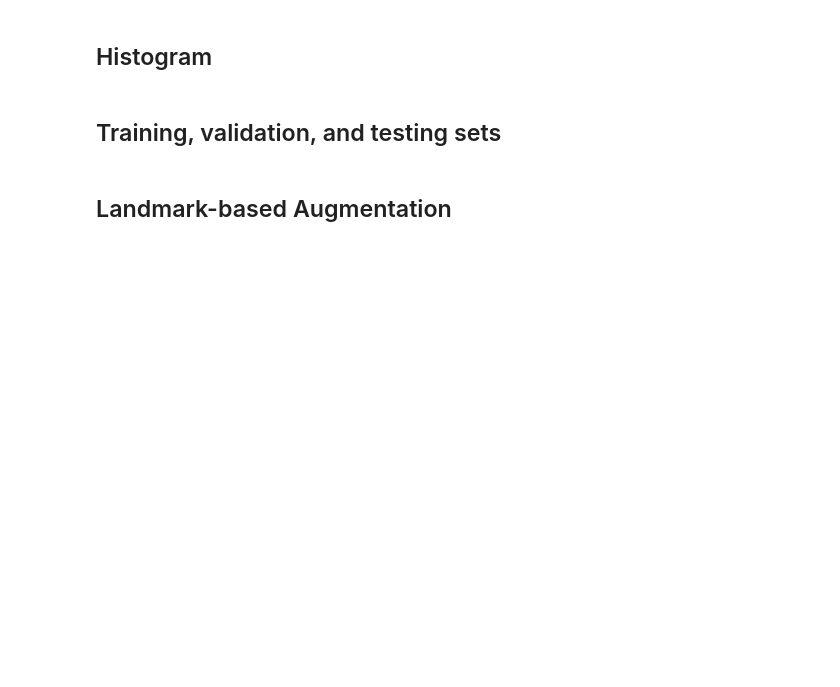
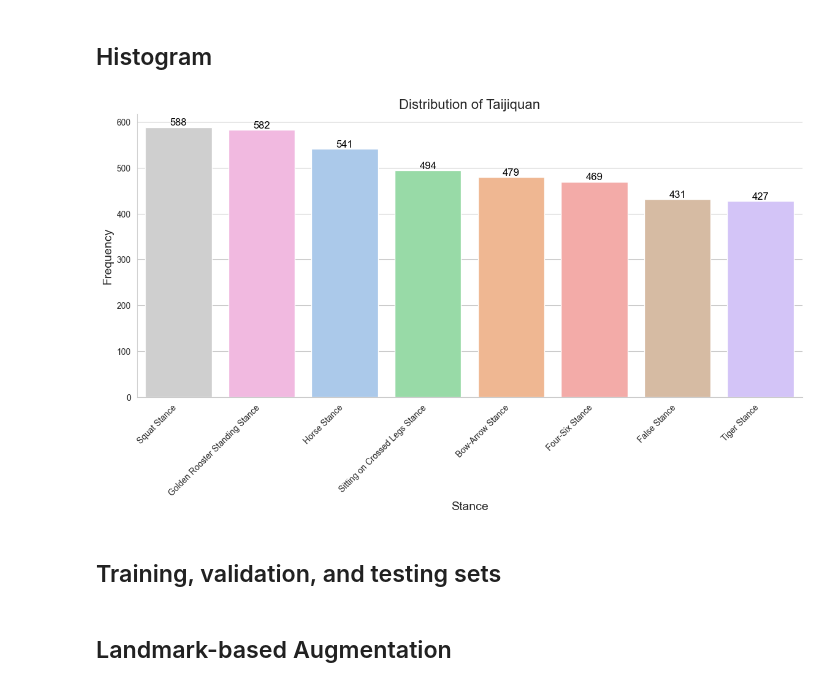
Before and after one commit to nihil77/educational-tool, a Jupyter notebook: Feedforward Neural Network - BlazePose Model/NeuralNetwork.ipynb, the cells around one changed output. Saved outputs shown, nothing was run; the diff lists cells and outputs as text; code cells hidden in the pictures; blank space fills up the shorter version.

```diff
--- a/Feedforward Neural Network - BlazePose Model/NeuralNetwork.ipynb
+++ b/Feedforward Neural Network - BlazePose Model/NeuralNetwork.ipynb
@@ -34,33 +68,40 @@ print(df.dtypes)
 # %% [markdown]
 ## Histogram
 # %%
+# Set the palette
 sns.set_palette('pastel')
 
+# Set the plotting style
+sns.set_style("whitegrid")
+
+# Create a figure
 plt.figure(figsize=(14, 6))
 
 # Calculate the class frequencies and sort by frequency
 class_counts = df['class'].value_counts().sort_values(ascending=False)
 
 # Reorder the DataFrame based on class_counts
 df_sorted = df[df['class'].isin(class_counts.index)]
 
 # Plot the countplot with the sorted DataFrame
-sns.countplot(data=df_sorted, x='class', palette='pastel', order=class_counts.index)
+sns.countplot(data=df_sorted, x='class', palette='pastel', order=class_counts.index, hue='class', dodge=False)
 
 plt.xlabel('Stance', fontsize=14)
 plt.ylabel('Frequency', fontsize=14)
 plt.title('Distribution of Taijiquan', fontsize=16)
 
 plt.xticks(rotation=45, ha='right')
 
 for p in plt.gca().patches:
     plt.gca().text(p.get_x() + p.get_width() / 2., p.get_height(), f'{int(p.get_height())}',
                    ha='center', va='bottom', fontsize=12, color='black')
 
-sns.set_style("whitegrid")
-sns.despine()
+# Remove the right and top spines for aesthetics
+sns.despine(right=True, top=True)
 
 plt.show()
+# %% [output]
+[figure, added]
 # %% [markdown]
 ##  Training, validation, and testing sets
 # %%
```
Also changed, not shown: parts of 15 cells of this notebook, 6 other files.
